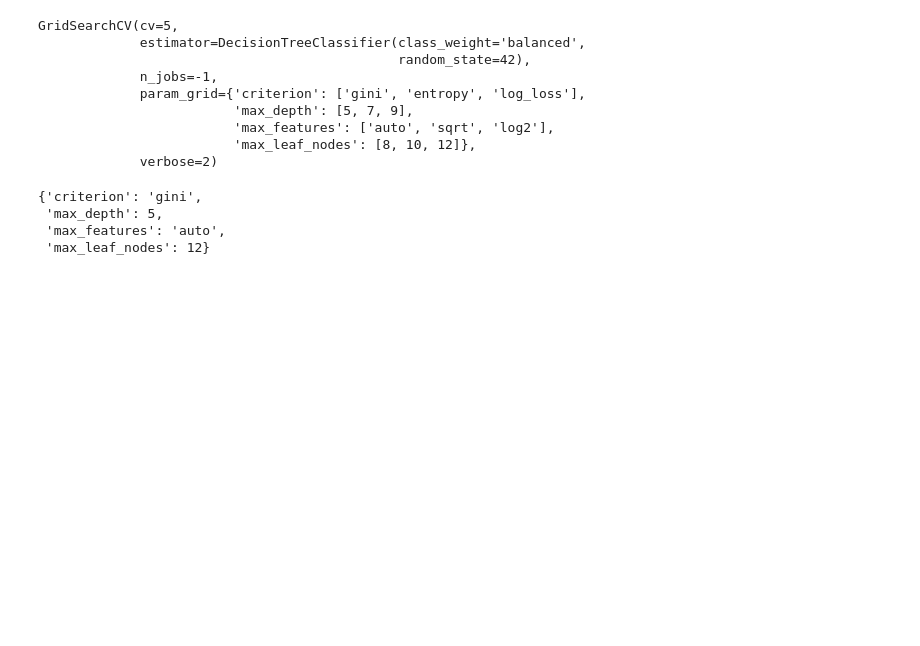
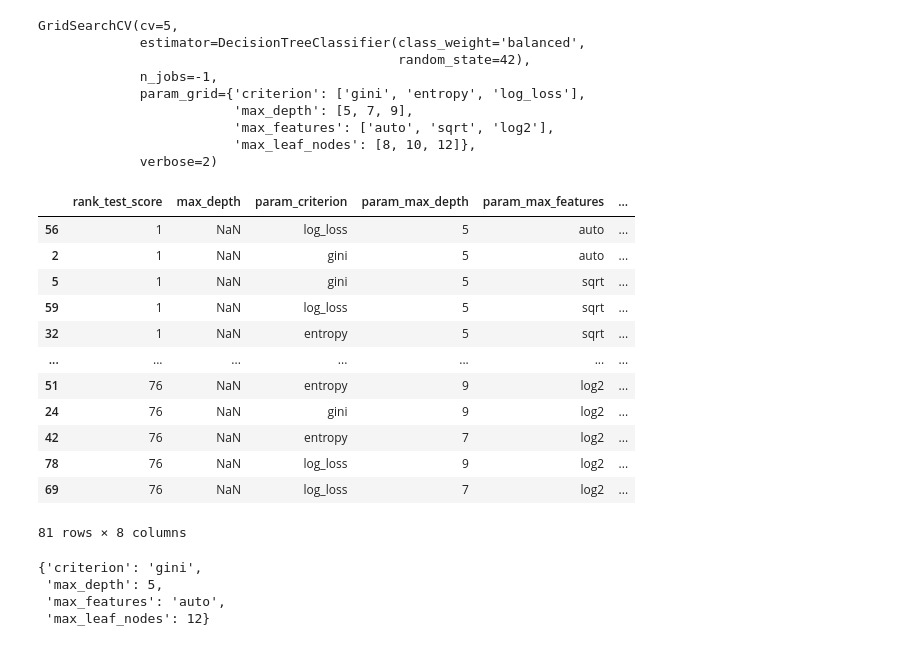
Before and after one commit to zqw86713/MSCA_31008_0N01_Winter_2023_Data_Mining_Principles, a Jupyter notebook: Assignment4/MScA_31008_Group_Assignment_4_Part_2.ipynb, the cells around one changed output. Drawn from its saved outputs; the diff is of its cells as text; code cells hidden in the pictures; blank space fills up the shorter version.

```diff
--- a/Assignment4/MScA_31008_Group_Assignment_4_Part_2.ipynb
+++ b/Assignment4/MScA_31008_Group_Assignment_4_Part_2.ipynb
@@ -120,6 +120,23 @@ GridSearchCV(cv=5,
                          'max_features': ['auto', 'sqrt', 'log2'],
                          'max_leaf_nodes': [8, 10, 12]},
              verbose=2)
+# %%
+pd.DataFrame(clf_gs.cv_results_,
+columns=["rank_test_score", "max_depth", "param_criterion", "param_max_depth","param_max_features", "param_max_leaf_nodes","mean_test_score", "std_test_score"]).sort_values(by=['rank_test_score'])
+# %% [output]
+|  | rank_test_score | max_depth | param_criterion | param_max_depth | param_max_features | ... |
+| 56 | 1 | NaN | log_loss | 5 | auto | ... |
+| 2 | 1 | NaN | gini | 5 | auto | ... |
+| 5 | 1 | NaN | gini | 5 | sqrt | ... |
+| 59 | 1 | NaN | log_loss | 5 | sqrt | ... |
+| 32 | 1 | NaN | entropy | 5 | sqrt | ... |
+| ... | ... | ... | ... | ... | ... | ... |
+| 51 | 76 | NaN | entropy | 9 | log2 | ... |
+| 24 | 76 | NaN | gini | 9 | log2 | ... |
+| 42 | 76 | NaN | entropy | 7 | log2 | ... |
+| 78 | 76 | NaN | log_loss | 9 | log2 | ... |
+| 69 | 76 | NaN | log_loss | 7 | log2 | ... |
+81 rows × 8 columns
 # %%
 # identify best hyper-parameters
 
```
Also changed, not shown: parts of 3 cells of this notebook.
